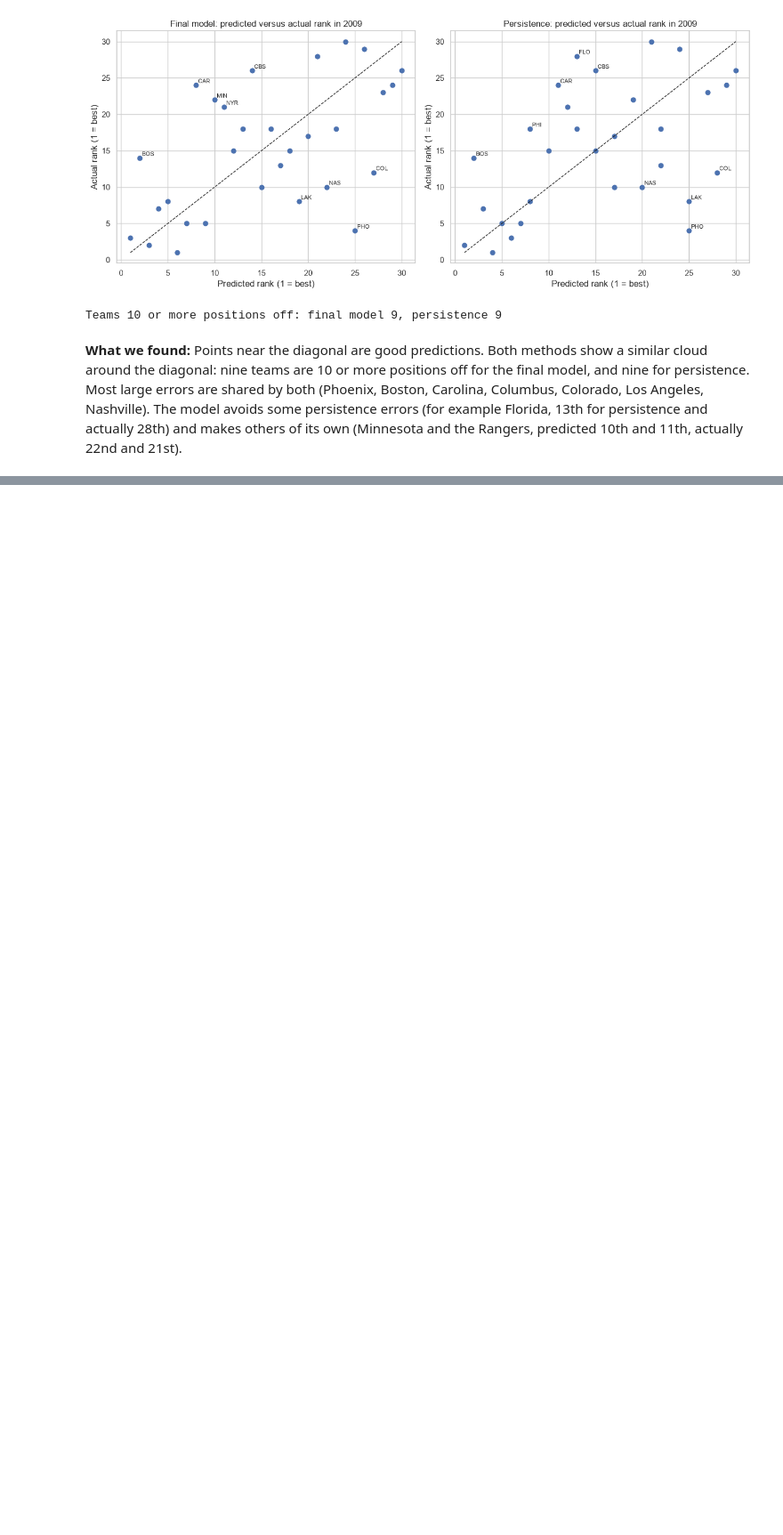
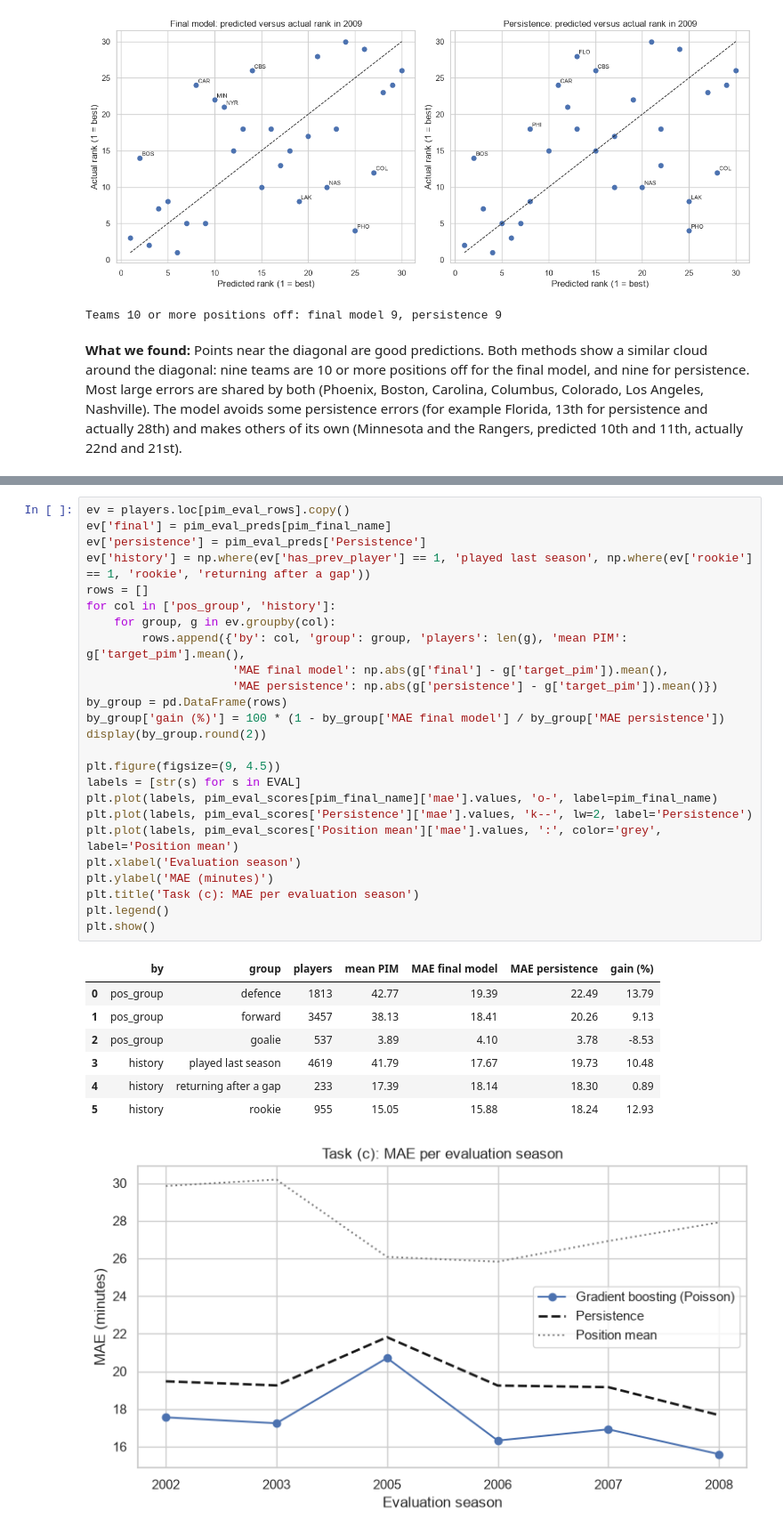
Before and after one commit to AmirMasnavi/hockey-season-prediction, a Jupyter notebook: notebooks/2_regression.ipynb, the cells around one changed output, grey strips where cells are left out. Shown at 89% size. Drawn from its saved outputs; the diff is of its cells as text; blank space fills up the shorter version.

```diff
--- a/notebooks/2_regression.ipynb
+++ b/notebooks/2_regression.ipynb
@@ -1086,0 +1390,34 @@ Teams 10 or more positions off: final model 9, persistence 9
+# %%
+ev = players.loc[pim_eval_rows].copy()
+ev['final'] = pim_eval_preds[pim_final_name]
+ev['persistence'] = pim_eval_preds['Persistence']
+ev['history'] = np.where(ev['has_prev_player'] == 1, 'played last season', np.where(ev['rookie'] == 1, 'rookie', 'returning after a gap'))
+rows = []
+for col in ['pos_group', 'history']:
+    for group, g in ev.groupby(col):
+        rows.append({'by': col, 'group': group, 'players': len(g), 'mean PIM': g['target_pim'].mean(),
+                     'MAE final model': np.abs(g['final'] - g['target_pim']).mean(),
+                     'MAE persistence': np.abs(g['persistence'] - g['target_pim']).mean()})
+by_group = pd.DataFrame(rows)
+by_group['gain (%)'] = 100 * (1 - by_group['MAE final model'] / by_group['MAE persistence'])
+display(by_group.round(2))
+
+plt.figure(figsize=(9, 4.5))
+labels = [str(s) for s in EVAL]
+plt.plot(labels, pim_eval_scores[pim_final_name]['mae'].values, 'o-', label=pim_final_name)
+plt.plot(labels, pim_eval_scores['Persistence']['mae'].values, 'k--', lw=2, label='Persistence')
+plt.plot(labels, pim_eval_scores['Position mean']['mae'].values, ':', color='grey', label='Position mean')
+plt.xlabel('Evaluation season')
+plt.ylabel('MAE (minutes)')
+plt.title('Task (c): MAE per evaluation season')
+plt.legend()
+plt.show()
+# %% [output]
+|  | by | group | players | mean PIM | MAE final model | MAE persistence | gain (%) |
+| 0 | pos_group | defence | 1813 | 42.77 | 19.39 | 22.49 | 13.79 |
+| 1 | pos_group | forward | 3457 | 38.13 | 18.41 | 20.26 | 9.13 |
+| 2 | pos_group | goalie | 537 | 3.89 | 4.10 | 3.78 | -8.53 |
+| 3 | history | played last season | 4619 | 41.79 | 17.67 | 19.73 | 10.48 |
+| 4 | history | returning after a gap | 233 | 17.39 | 18.14 | 18.30 | 0.89 |
+| 5 | history | rookie | 955 | 15.05 | 15.88 | 18.24 | 12.93 |
+[figure, added]
```
Also changed, not shown: parts of 31 cells of this notebook, 4 other files.
